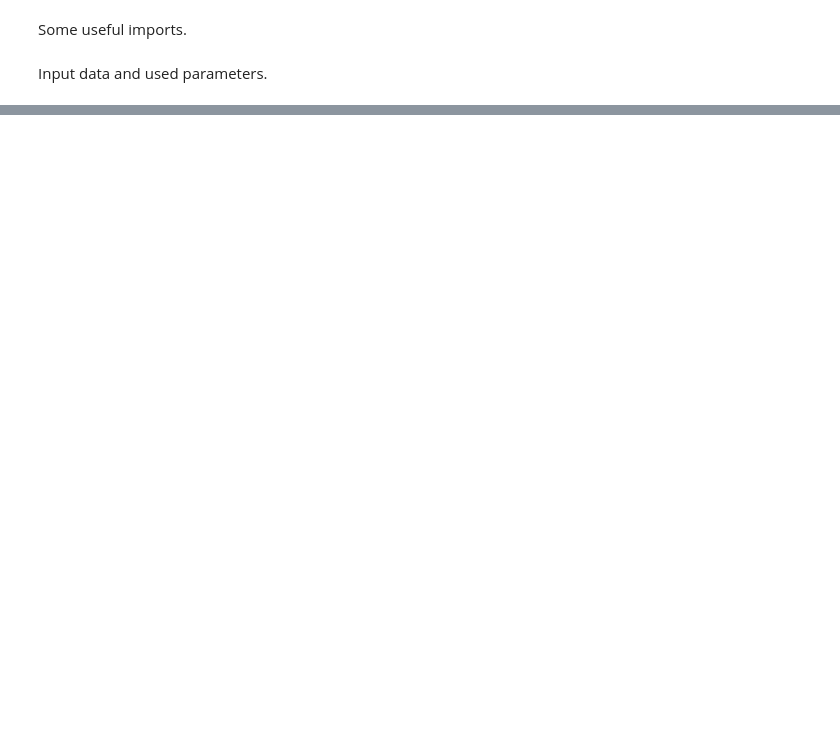
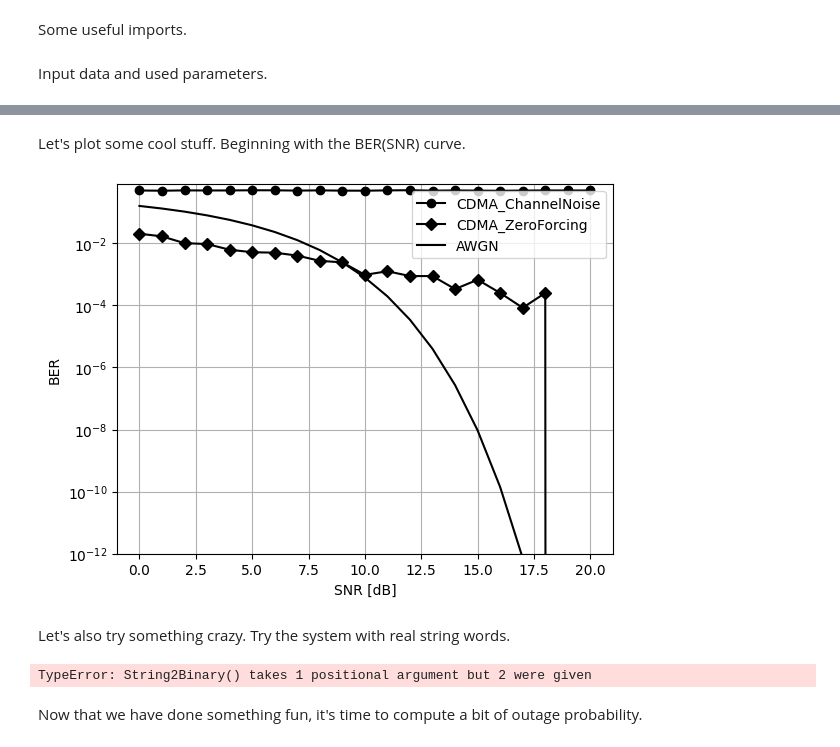
Before and after one commit to BaptisteSambon/LELEC2796-Juju-Baba, a Jupyter notebook: CDMA.ipynb, the cells around one changed output, grey strips where cells are left out. Drawn from its saved outputs; the diff is of its cells as text; code cells hidden in the pictures; blank space fills up the shorter version.

Commit message:
maj CDMA & utils

```diff
--- a/CDMA.ipynb
+++ b/CDMA.ipynb
@@ -71,0 +56,8 @@ Well Done !
+# %%
+nmodbits = 2
+binary_source = sionna.utils.BinarySource()
+channel = sionna.channel.AWGN()
+
+# constellation = sionna.mapping.Constellation("qam", nmodbits)
+# mapper = sionna.mapping.Mapper(constellation=constellation)
+# demapper = sionna.mapping.Demapper("app", "qam", nmodbits, hard_out=True, dtype=tf.complex128)
@@ -71,0 +155,64 @@ Well Done !
+# %% [markdown]
+Let's plot some cool stuff. Beginning with the BER(SNR) curve.
+# %%
+plt.figure()
+# plt.semilogy(snr_db, ber_OnlyCode, "V-", label="CDMA_OnlyCode", color="black")
+plt.semilogy(snr_db, ber_ChannelNoise, "o-", label="CDMA_ChannelNoise", color="black")
+plt.semilogy(snr_db, ber_ZeroForcing, "D-", label="CDMA_ZeroForcing", color="black")
+ber_awgn = (1/2)*erfc(np.sqrt(10**(0.1*snr_db)/2))
+plt.plot(snr_db, ber_awgn, label="AWGN", color="black")
+plt.xlabel("SNR [dB]")
+plt.ylabel("BER")
+plt.xscale("linear")
+plt.yscale("log")
+plt.grid(which="both")
+plt.legend()
+plt.ylim([10**(-12), 0.8])
+plt.show()
+# %% [output]
+[figure, added]
+# %% [markdown]
+Let's also try something crazy. Try the system with real string words.
+# %%
+nmodbits = 2
+channel = sionna.channel.AWGN()
+message = "Hello World!"
+data_message = String2Binary(message, tx_params)
+
+ebn0 = np.arange(0, 21, 1)
+snr_db = ebn0 + 10*np.log10(tx_params["correctorRate"]) + 10*np.log10(nmodbits)
+
+message_OnlyCode = ['']*tx_params["nUsers"]
+message_ChannelNoise = ['']*tx_params["nUsers"]
+message_ZeroForcing = ['']*tx_params["nUsers"]
+
+for i in range(len(ebn0)) :
+  data_channel = CDMA_encode(data_message, tx_params)
+
+  h = Rayleigh_canal(0, len(data_channel))
+  var_noise = 1/(10**(0.1*snr_db[i]))
+  n = (1j*np.random.normal(scale=np.sqrt(var_noise/2),size=data_channel.shape)
+       + np.random.normal(scale=np.sqrt(var_noise/2),size=data_channel.shape))
+  channel = data_channel*h + n
+  zero_forcing = channel/h
+
+  decoded_OnlyCode = CDMA_decode(data_channel, tx_params)
+  decoded_ChannelNoise = CDMA_decode(channel, tx_params)
+  decoded_ZeroForcing = CDMA_decode(zero_forcing, tx_params)
+
+  for j in range(tx_params["nUsers"]):
+    message_OnlyCode[j] = Binary2String(decoded_OnlyCode[j])
+    message_ChannelNoise[j] = Binary2String(decoded_ChannelNoise[j])
+    message_ZeroForcing[j] = Binary2String(decoded_ZeroForcing[j])
+
+  print("SNR [dB] = " + str(i))
+  print('')
+  print("OnlyCode" + "     : " + str(message_OnlyCode))
+  print("ChannelNoise : " + str(message_ChannelNoise))
+  print("ZeroForcing" + "  : " + str(message_ZeroForcing))
+  print('----------------------------------------------')
+  print('')
+# %% [output]
+TypeError: String2Binary() takes 1 positional argument but 2 were given
+# %% [markdown]
+Now that we have done something fun, it's time to compute a bit of outage probability.
```
Also changed, not shown: parts of 6 cells of this notebook, 1 other file.
